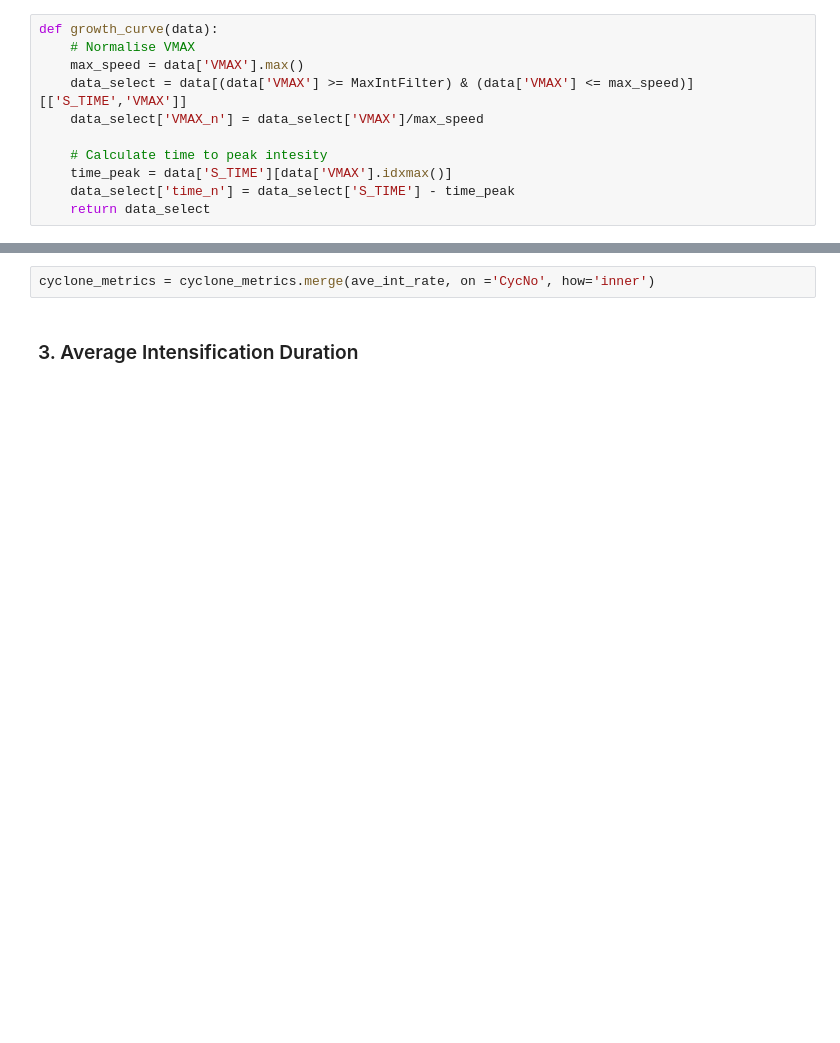
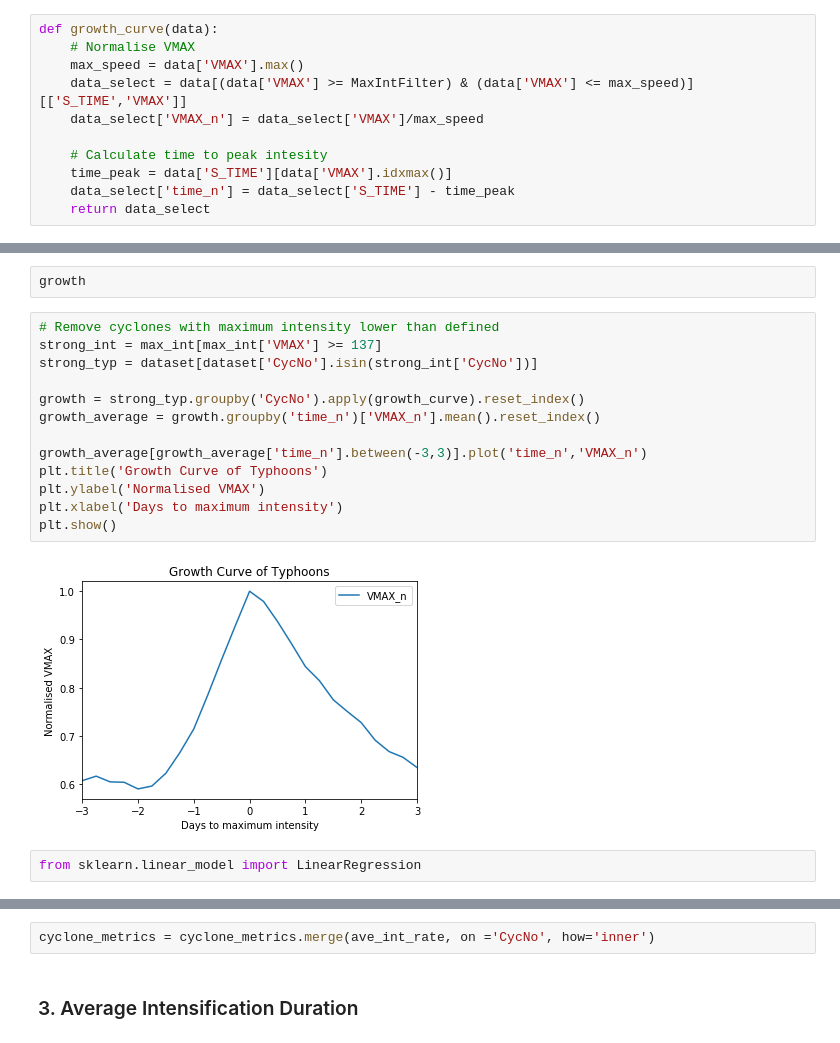
Before and after one commit to ngcaden/pacific_typhoon_model, a Jupyter notebook: correlation_exponential-model_intensification-metrics_JTWC.ipynb, the cells around one changed output, grey strips where cells are left out. Cells and saved outputs as stored; diff of their text form; blank space fills up the shorter version.

```diff
--- a/correlation_exponential-model_intensification-metrics_JTWC.ipynb
+++ b/correlation_exponential-model_intensification-metrics_JTWC.ipynb
@@ -116,0 +127,19 @@ plt.show()
+# %%
+growth
+# %%
+# Remove cyclones with maximum intensity lower than defined
+strong_int = max_int[max_int['VMAX'] >= 137]
+strong_typ = dataset[dataset['CycNo'].isin(strong_int['CycNo'])]
+
+growth = strong_typ.groupby('CycNo').apply(growth_curve).reset_index()
+growth_average = growth.groupby('time_n')['VMAX_n'].mean().reset_index()
+
+growth_average[growth_average['time_n'].between(-3,3)].plot('time_n','VMAX_n')
+plt.title('Growth Curve of Typhoons')
+plt.ylabel('Normalised VMAX')
+plt.xlabel('Days to maximum intensity')
+plt.show()
+# %% [output]
+[figure, added]
+# %%
+from sklearn.linear_model import LinearRegression
```
Also changed, not shown: parts of 24 cells of this notebook, 6 other files.
